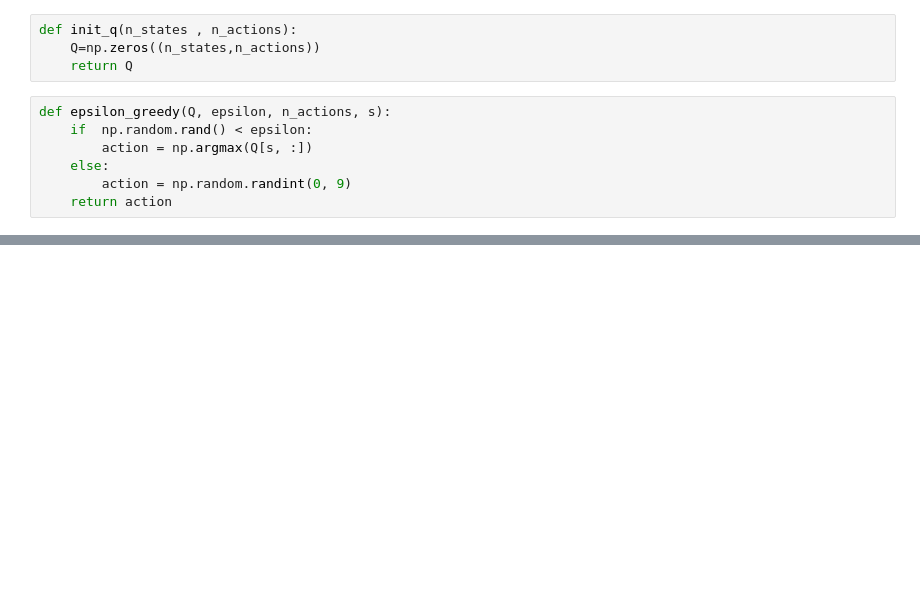
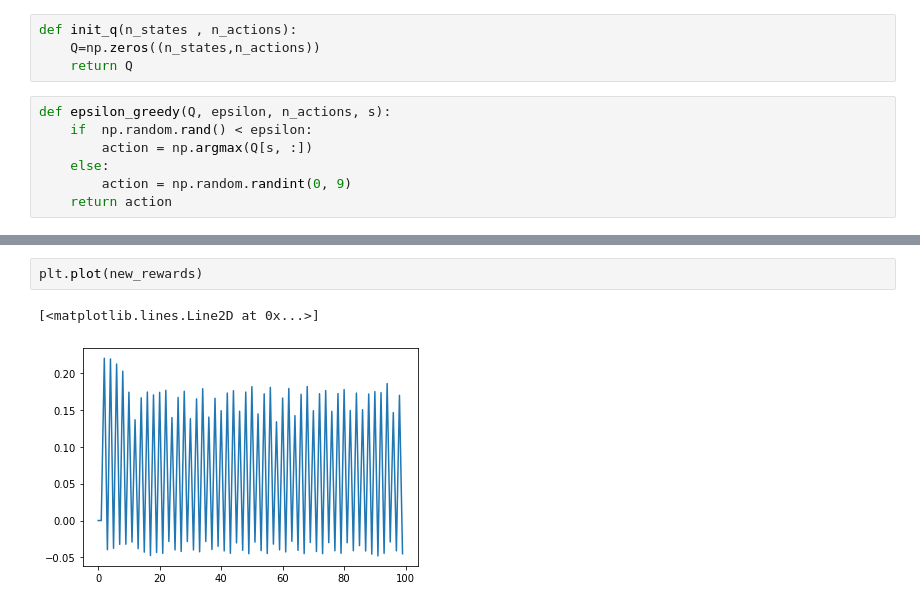
Before and after one commit to omarelsayeed/Crawling-Robot-Simulation, a Jupyter notebook: Crawling Robot Simulation.ipynb, the cells around one changed output, grey strips where cells are left out. Cells and saved outputs as stored; diff of their text form; blank space fills up the shorter version.

```diff
--- a/Crawling Robot Simulation.ipynb
+++ b/Crawling Robot Simulation.ipynb
@@ -223,0 +234,5 @@ rgba shape=(500, 500, 4), dtype=uint8
+# %%
+plt.plot(new_rewards)
+# %% [output]
+[<matplotlib.lines.Line2D at 0x...>]
+[figure, added]
```
Also changed, not shown: parts of 7 cells of this notebook.
